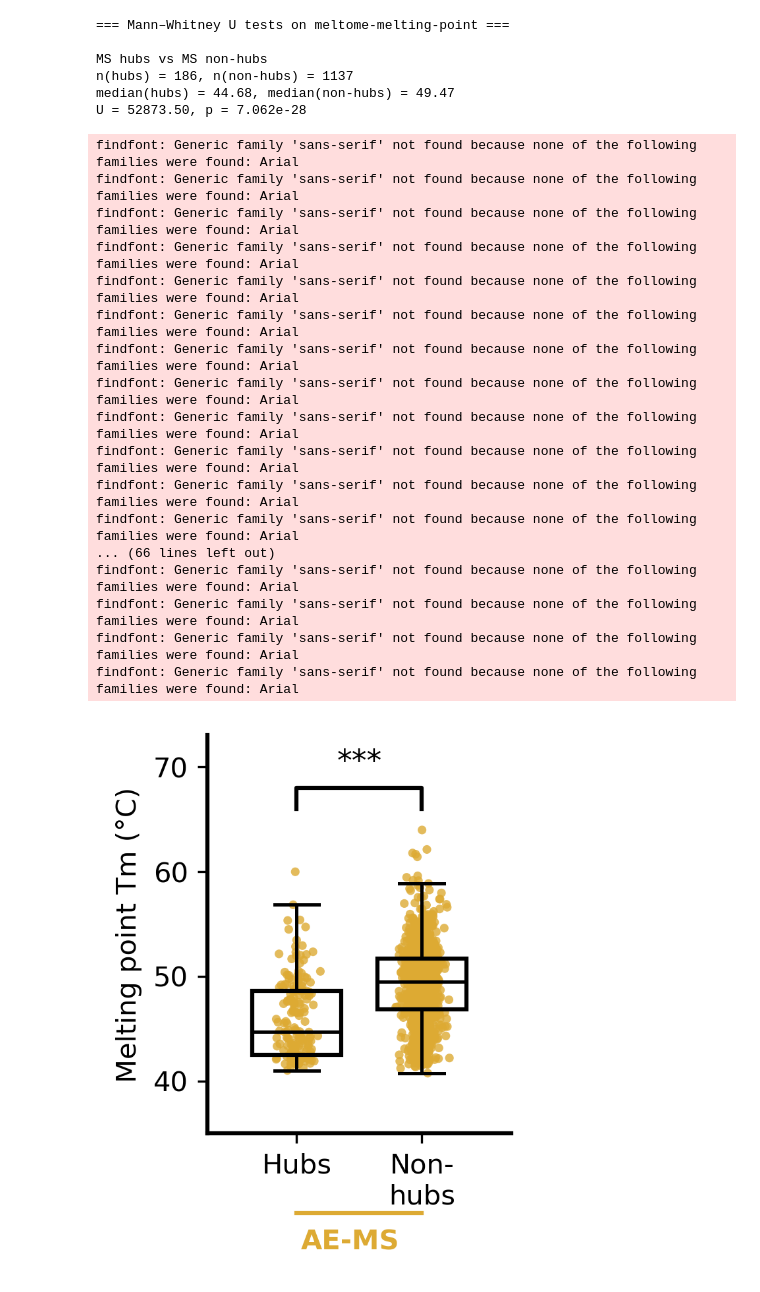
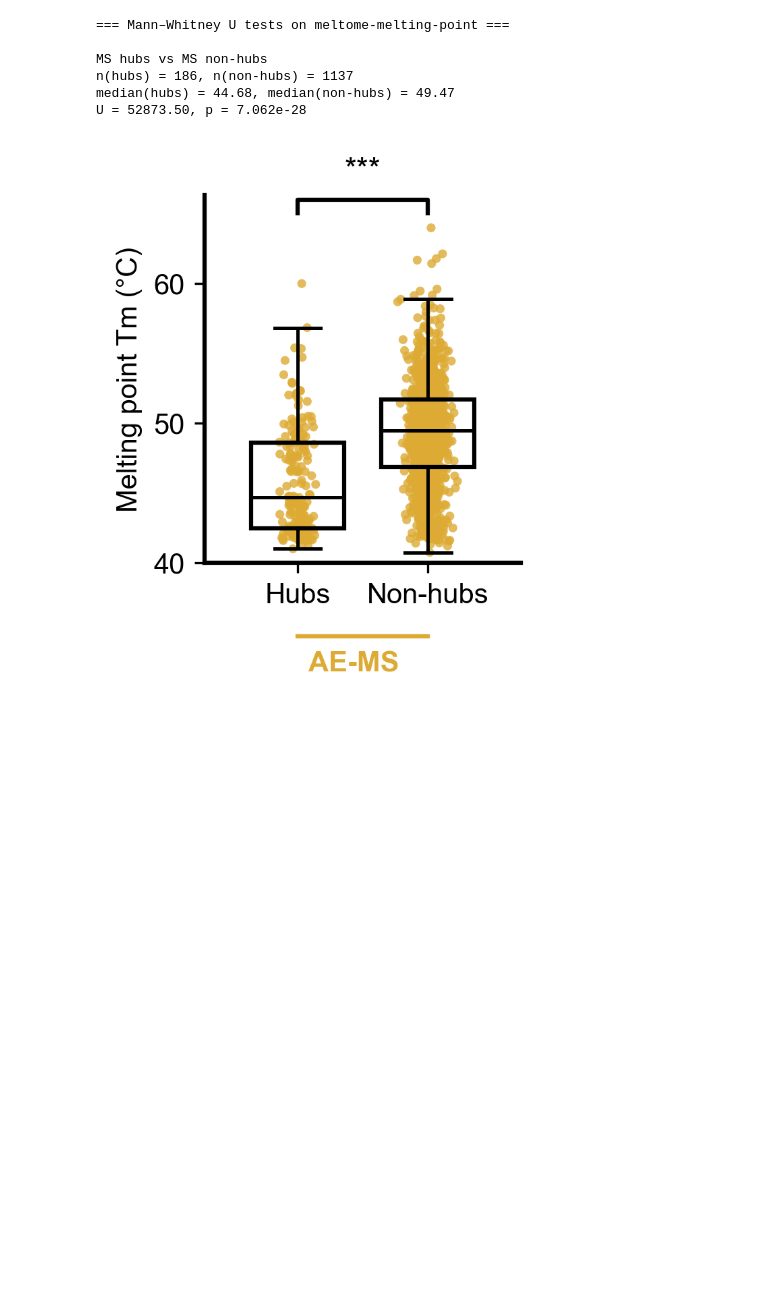
Before and after one commit to NCEMS/energetic-origins-of-PPI-connectivity, a Jupyter notebook: analysis-notebooks/from-muskan/3-figure-v2.ipynb.ipynb, the cells around one changed output. Saved outputs shown, nothing was run; the diff lists cells and outputs as text; code cells hidden in the pictures; blank space fills up the shorter version.

```diff
--- a/analysis-notebooks/from-muskan/3-figure-v2.ipynb.ipynb
+++ b/analysis-notebooks/from-muskan/3-figure-v2.ipynb.ipynb
@@ -122,7 +116,7 @@ bins = 55
 xlabels = [
     r"Ghosh & Dill 2010 $ΔG(L,T)$" + "\nkcal/mol",
     r"Cagiada et al. 2024 $ΔG$" + "\nkcal/mol",
-    "Rosetta total score",
+    "Rosetta total score" + "\nREU",
     r"Melting point $T_m$," + "\n°C",
 ]
 
@@ -191,11 +185,11 @@ for i, (ax, vals, xlabel) in enumerate(zip(axes, vals_list, xlabels)):
         ax.set_yticks(yticks_list[i])
 
     # labels
-    ax.set_xlabel(xlabel, fontsize=10)
-    ax.tick_params(axis="both", labelsize=10)
+    ax.set_xlabel(xlabel, fontsize=12)
+    ax.tick_params(axis="both", labelsize=11)
 
 # only put y-label on the first subplot (keep your current behavior)
-axes[0].set_ylabel("Probability density", fontsize=10)
+axes[0].set_ylabel("Probability density", fontsize=12)
 
 fig.tight_layout()
 fig.savefig(f"{OUT_PATH}3a.svg")
@@ -545,7 +488,7 @@ U = 388879.00, p = 7.991e-17
 # %%
 # Plot annotations
 def add_bracket_with_text(ax, x1, x2, y, text):
-    y_top = y * 1.1
+    y_top = y + 1
     ax.plot(
         [x1, x1, x2, x2],
         [y,  y_top, y_top, y],
@@ -585,7 +528,7 @@ for pos, (vals, color) in zip(positions, zip(group_vals, group_colors)):
 # --- Boxplots on top: outlines only, no fill, no fliers ---
 bp = ax.boxplot(
     group_vals,
-    labels=["Hubs", "Non-\nhubs"],
+    labels=["Hubs", "Non-hubs"],
     positions=[1, 1.7],
     widths=0.5,
     patch_artist=True,
@@ -608,7 +551,7 @@ for element in ["whiskers", "caps", "medians"]:
 #ax.set_yscale("log")
 #ax.set_ylim(1, 1e7)
 
-ax.set_ylabel(r"Cagiada et al. 2024 $ΔG$" + "\nkcal/mol")
+ax.set_ylabel(r"Cagiada et al. 2024 $ΔG$" + "\nkcal/mol", fontsize=12)
 #ax.set_title("Degree Centrality")
 
 ax.spines["top"].set_visible(False)
@@ -619,10 +562,10 @@ ax.spines["bottom"].set_linewidth(1.5)
 # Set clean y-limits: from 0 down to a bit below the lowest value
 y_min = min(ms_hub_vals.min(), ms_nothub_vals.min())
 y_max = 10
-ax.set_ylim(y_min * 1.05, y_max)   # 5% padding at bottom, 0 at top
+ax.set_ylim(-45, 2)   # 5% padding at bottom, 0 at top
 
 # Place significance bracket at a fixed, nice height just above 0
-bracket_y = 5  # you can adjust: -1, -3, -5 depending on taste
+bracket_y = 0  # you can adjust: -1, -3, -5 depending on taste
 add_bracket_with_text(ax, positions[0], positions[1], bracket_y, "***")
 
 # === Horizontal lines + labels under the groups ===
@@ -796,7 +722,7 @@ for element in ["whiskers", "caps", "medians"]:
 #ax.set_yscale("log")
 #ax.set_ylim(1, 1e7)
 
-ax.set_ylabel("Rosetta total score")
+ax.set_ylabel("Rosetta total score (REU)", fontsize=12)
 #ax.set_title("Degree Centrality")
 
 # === SYMLOG SCALE LIKE IN CODE 2 ===
@@ -928,7 +1017,7 @@ U = 52873.50, p = 7.062e-28
 # %%
 # Plot annotations
 def add_bracket_with_text(ax, x1, x2, y, text):
-    y_top = y + 2.0
+    y_top = y + 1
     ax.plot(
         [x1, x1, x2, x2],
         [y,  y_top, y_top, y],
@@ -969,7 +1058,7 @@ for pos, (vals, color) in zip(positions, zip(group_vals, group_colors)):
 # --- Boxplots on top: outlines only, no fill, no fliers ---
 bp = ax.boxplot(
     group_vals,
-    labels=["Hubs", "Non-\nhubs"],
+    labels=["Hubs", "Non-hubs"],
     positions=[1, 1.7],
     widths=0.5,
     patch_artist=True,
@@ -1001,58 +1090,41 @@ ax.spines["left"].set_linewidth(1.5)
 ax.spines["bottom"].set_linewidth(1.5)
 
 # Set clean y-limits: from 0 down to a bit below the lowest value
-y_min = 35     # a little below the real minimum
-y_max = 73     # enough headroom for the bracket
+y_min = 40     # a little below the real minimum
+y_max = 66.3     # enough headroom for the bracket
 ax.set_ylim(y_min, y_max)
-ax.set_yticks([40, 50, 60, 70])          # ← forces exactly these ticks
-ax.set_yticklabels([40, 50, 60, 70])
+ax.set_yticks([40, 50, 60])          # ← forces exactly these ticks
+ax.set_yticklabels([40, 50, 60])
 
 # Place significance bracket at a fixed, nice height just above 0
-bracket_y = 66
+bracket_y = 65
 add_bracket_with_text(ax, positions[0], positions[1], bracket_y, "***")
 
 # === Horizontal lines + labels under the groups ===
 # Use x-axis transform so these sit below the x-axis, not in data (log) space
 trans = ax.get_xaxis_transform()  # x in data coords, y in axis fraction (0–1)
 
 # AE-MS group label under x-axis
 ax.plot(
     [1.0, 1.7], [-0.2, -0.2],
     transform=trans,
     clip_on=False,
     color=MS_COLOR,
     lw=1.5,
 )
 ax.text(
     1.3, -0.24, "AE-MS",
     transform=trans,
     ha="center",
     va="top",
     fontsize=10,
     fontweight="bold",
     color=MS_COLOR,
 )
 
 plt.xticks(fontsize=10)
 plt.tight_layout()
 plt.savefig(f"{OUT_PATH}3b-4.svg")
 plt.show()
 # %% [output]
-findfont: Generic family 'sans-serif' not found because none of the following families were found: Arial
-findfont: Generic family 'sans-serif' not found because none of the following families were found: Arial
-findfont: Generic family 'sans-serif' not found because none of the following families were found: Arial
-findfont: Generic family 'sans-serif' not found because none of the following families were found: Arial
-findfont: Generic family 'sans-serif' not found because none of the following families were found: Arial
-findfont: Generic family 'sans-serif' not found because none of the following families were found: Arial
-findfont: Generic family 'sans-serif' not found because none of the following families were found: Arial
-findfont: Generic family 'sans-serif' not found because none of the following families were found: Arial
-findfont: Generic family 'sans-serif' not found because none of the following families were found: Arial
-findfont: Generic family 'sans-serif' not found because none of the following families were found: Arial
-findfont: Generic family 'sans-serif' not found because none of the following families were found: Arial
-findfont: Generic family 'sans-serif' not found because none of the following families were found: Arial
-... (66 lines left out)
-findfont: Generic family 'sans-serif' not found because none of the following families were found: Arial
-findfont: Generic family 'sans-serif' not found because none of the following families were found: Arial
-findfont: Generic family 'sans-serif' not found because none of the following families were found: Arial
-findfont: Generic family 'sans-serif' not found because none of the following families were found: Arial
-[figure, old version]
+[figure, new version]
```
Also changed, not shown: parts of 9 cells of this notebook, 9 other files.
